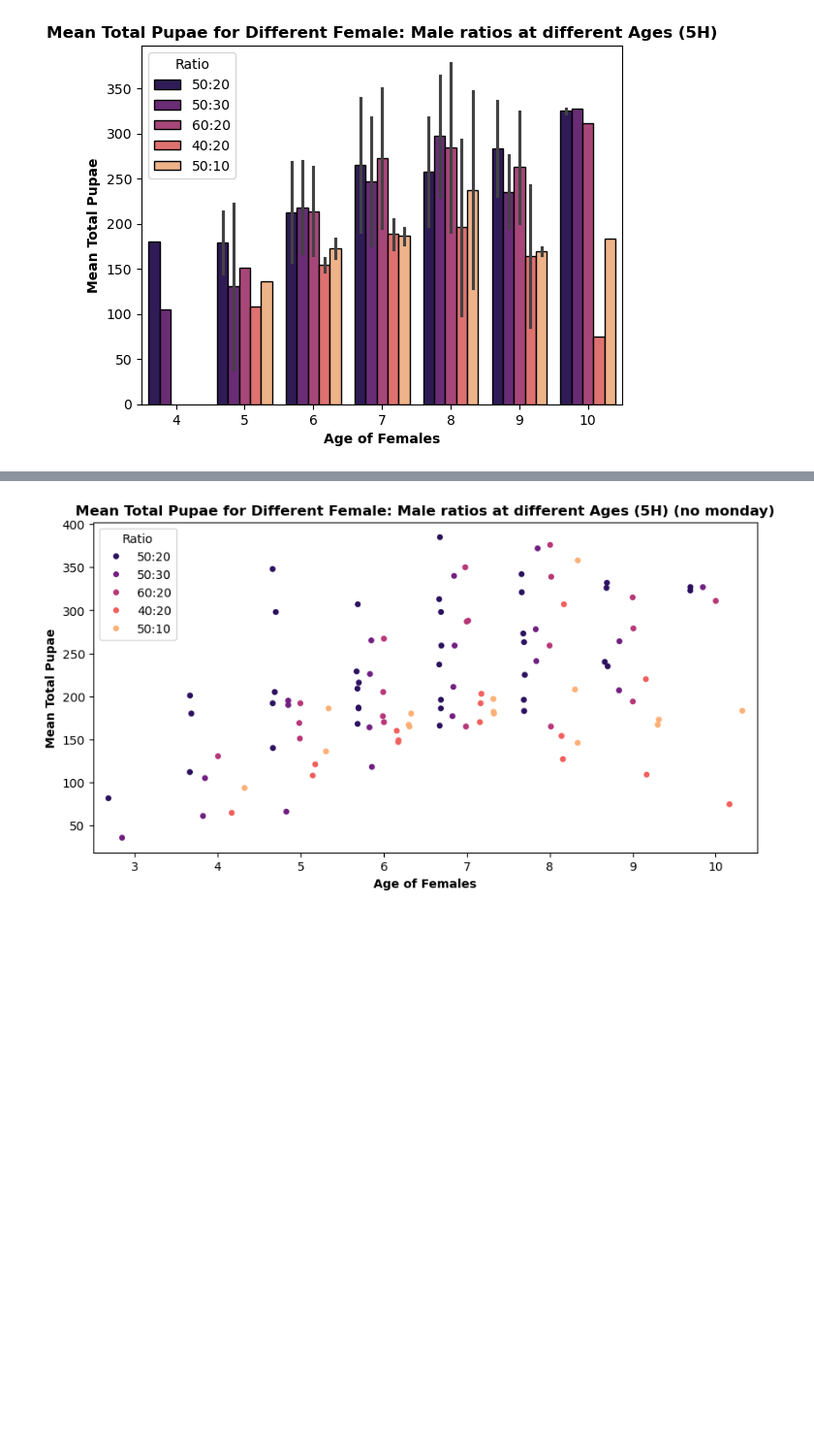
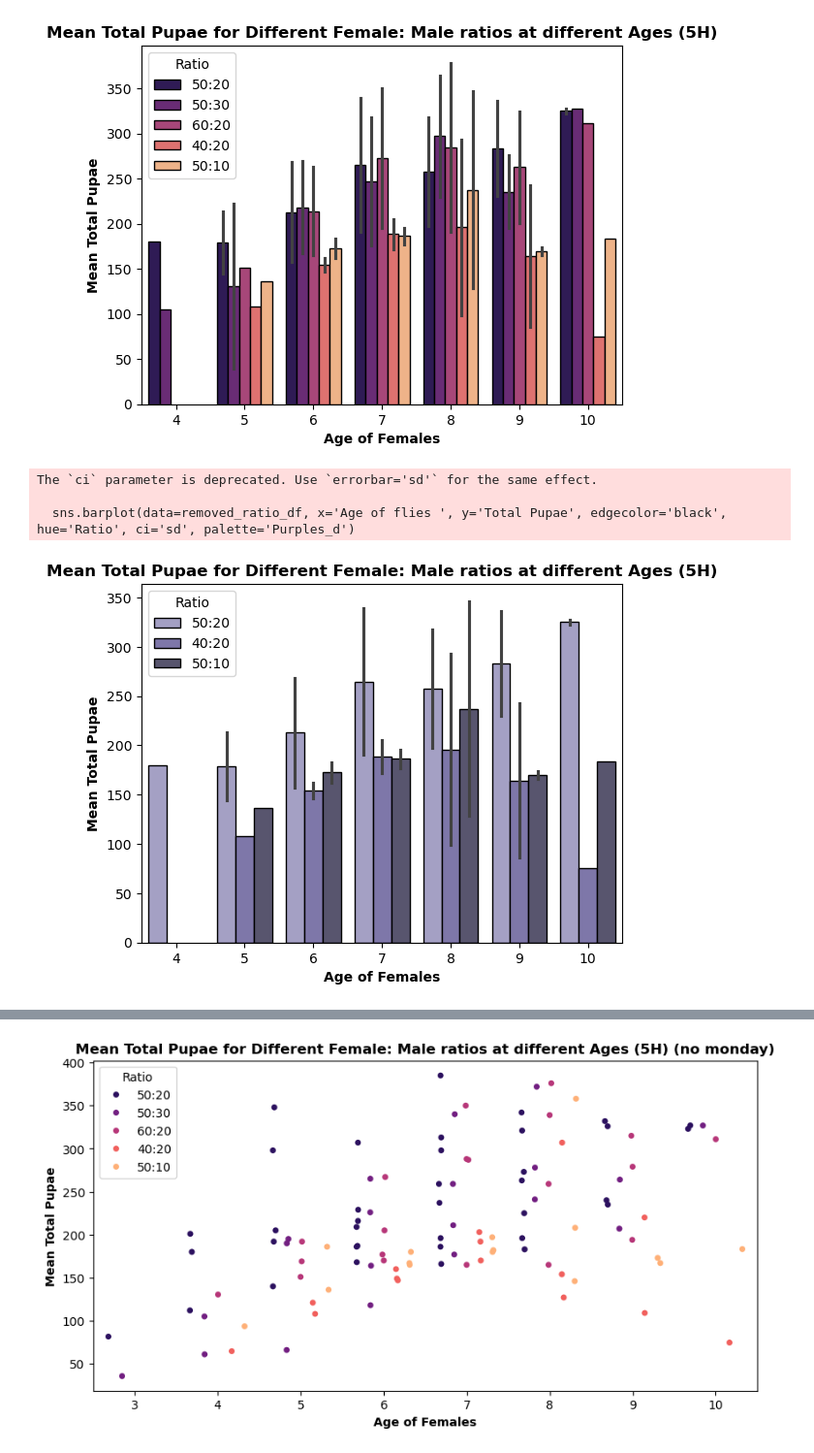
Before and after one commit to lenacochrane/behavioural-analysis, a Jupyter notebook: scripts/plug-camera/staging-parameters/pupae_plot.ipynb, the cells around one changed output, grey strips where cells are left out. Shown at 97% size. Drawn from its saved outputs; the diff is of its cells as text; code cells hidden in the pictures; blank space fills up the shorter version.

Commit message:
plots

```diff
--- a/scripts/plug-camera/staging-parameters/pupae_plot.ipynb
+++ b/scripts/plug-camera/staging-parameters/pupae_plot.ipynb
@@ -296,7 +296,7 @@ CONCLUSIONS:
 - LOSS APPEARED GREATER BETWEEN MON AND TUE - PERHAPS DUE TO CO2 EXPOSURE
 - STAGING ON THE TUESDAY RESULTED IN HUGE FATALITY- LIKELY DUE TO CO2 EXPOSURE PREVIOUS DAY- YOUNGER FLIES PARTICULARLY VUNRIBLE
 # %%
-df2 = pd.read_excel('/Volumes/lab-windingm/home/users/cochral/plug_camera/staging/holes_pupae_counting_staging.xlsx', 'pupa_experiment')
+df2 = pd.read_excel('/Volumes/lab-windingm/home/users/cochral/plug_camera/staging/staging-paramaters/finished_staging_experiments/pupae_counting_staging.xlsx', 'pupa_experiment')
 # %% [markdown]
 COMPARE 5H 4H AND 3H WHICH BEGAN WITH 50/20 RATIO
 # %%
@@ -537,3 +541,21 @@ The `ci` parameter is deprecated. Use `errorbar='sd'` for the same effect.
 
   sns.barplot(data=number_of_flies_no_monday_df, x='Age of flies ', y='Total Pupae', edgecolor='black', hue='Ratio', ci='sd', palette='magma')
 [figure]
+# %%
+number_of_flies_no_monday_df = number_of_flies_df[number_of_flies_df['Staging day'] != 'Monday']
+
+removed_ratio_df = number_of_flies_no_monday_df[(number_of_flies_no_monday_df['Ratio'] != '50:30') & (number_of_flies_no_monday_df['Ratio'] != '60:20')]
+
+
+sns.barplot(data=removed_ratio_df, x='Age of flies ', y='Total Pupae', edgecolor='black', hue='Ratio', ci='sd', palette='Purples_d')
+
+plt.title('Mean Total Pupae for Different Female: Male ratios at different Ages (5H)', fontweight='bold')
+plt.xlabel('Age of Females', fontweight='bold')
+plt.ylabel('Mean Total Pupae', fontweight='bold')
+plt.savefig('/Users/cochral/repos/behavioural-analysis/plots/plug-camera/staging/Pupae_Ratios(5020_4020_5010).png', dpi=300, bbox_inches='tight')
+plt.show()
+# %% [output]
+The `ci` parameter is deprecated. Use `errorbar='sd'` for the same effect.
+
+  sns.barplot(data=removed_ratio_df, x='Age of flies ', y='Total Pupae', edgecolor='black', hue='Ratio', ci='sd', palette='Purples_d')
+[figure, added]
```
Also changed, not shown: parts of 18 cells of this notebook.
